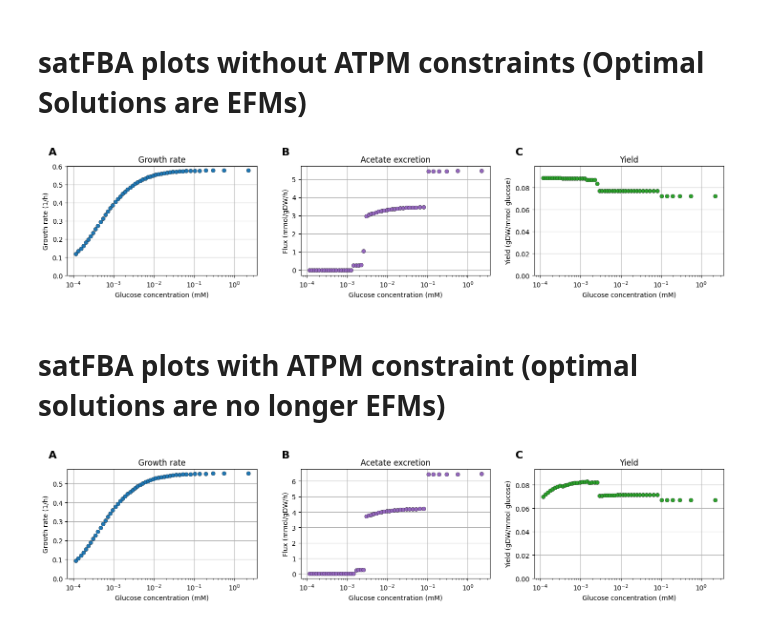
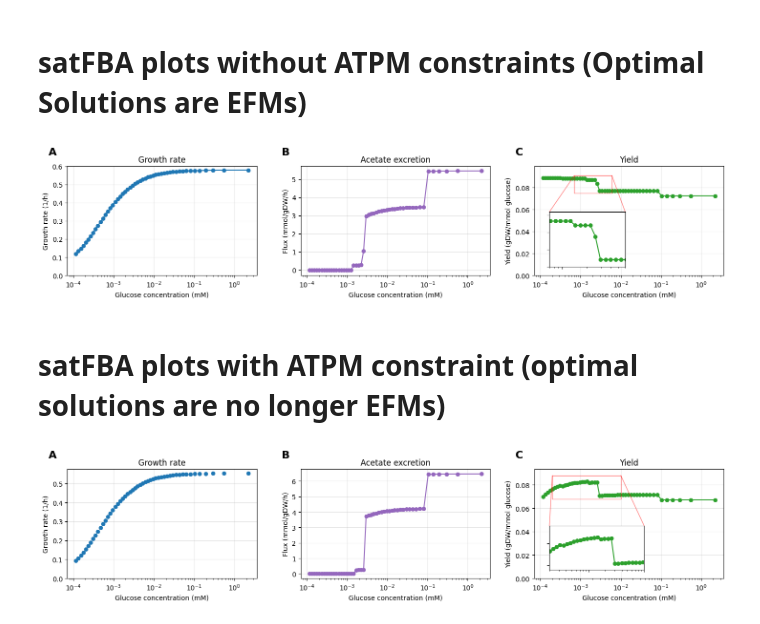
Before and after one commit to marco-corrao/iCH360_paper, a Jupyter notebook: Manuscript_Figures/notebooks/saturation_FBA.ipynb, the cells around one changed output. Cells and saved outputs as stored; diff of their text form; code cells hidden in the pictures.

Commit message:
added zoom insets in satFBA plots

```diff
--- a/Manuscript_Figures/notebooks/saturation_FBA.ipynb
+++ b/Manuscript_Figures/notebooks/saturation_FBA.ipynb
@@ -21,7 +22,7 @@ fig,ax=plt.subplots(1,3,figsize=(12,3.5))
 
 #Col 1: Plot Growth rate vs substrate concentration
 letters=['A','B','C']
-ax[0].plot(glucose_concentration_values_no_ATPM,biomass_values_no_ATPM,'o',markeredgewidth=0.3,markeredgecolor='k')
+ax[0].plot(glucose_concentration_values_no_ATPM,biomass_values_no_ATPM,'-o',markeredgewidth=0.3,markeredgecolor=None)
 ax[0].set_ylabel('Growth rate (1/h)')
 #ax[0].tick_params(axis='y')
 ax[0].set_xscale('log')
@@ -32,7 +33,7 @@ ax[00].text(-0.1, 1.1, letters[0], transform=ax[0].transAxes,
 ax[0].set_ylim(0,ax[0].get_ylim()[1])
 
 #Col 2: Plot Acetate excretion vs substrate concentration
-ax[1].plot(glucose_concentration_values_no_ATPM,acetate_excretion_values_no_ATPM,'o',color='tab:purple',markeredgewidth=0.3,markeredgecolor='k')
+ax[1].plot(glucose_concentration_values_no_ATPM,acetate_excretion_values_no_ATPM,'-o',color='tab:purple',markeredgewidth=0.3,markeredgecolor=None)
 ax[1].set_xscale('log')
 ax[1].set_title('Acetate excretion' )
 ax[1].set_ylabel('Flux (mmol/gDW/h)')
@@ -42,7 +43,7 @@ ax[1].text(-0.1, 1.1, letters[1], transform=ax[1].transAxes,
 ax[1].set_ylim(-0.3,ax[1].get_ylim()[1])
 
 #Col 3: Plot Yield vs substrate concentration
-ax[2].plot(glucose_concentration_values_no_ATPM,yield_values_no_ATPM,'o',color='tab:green',markeredgewidth=0.3,markeredgecolor='k')
+ax[2].plot(glucose_concentration_values_no_ATPM,yield_values_no_ATPM,'-o',color='tab:green',markeredgewidth=0.3,markeredgecolor=None)
 ax[2].set_xscale('log')
 ax[2].set_title('Yield')
 ax[2].set_ylabel('Yield (gDW/mmol glucose)')
@@ -51,14 +52,25 @@ ax[2].text(-0.1, 1.1, letters[2], transform=ax[2].transAxes,
             size=16, weight='bold')
 ax[2].set_ylim(0,ax[2].get_ylim()[1]+0.01)
 #add grids to all axes
-[ax[j].grid(True)  for j in range(3)]
+[ax[j].grid(True,alpha=0.3)  for j in range(3)]
 plt.tight_layout()
 plt.subplots_adjust(right=1.2)
 
+#Inset in the yield plot
+# inset Axes....
+x1, x2, y1, y2 = 0.0007, 0.006, 0.075, 0.091 # subregion of the original image
+axins = ax[2].inset_axes(
+    [0.08, 0.08,0.4, 0.5],
+    xlim=(x1, x2), ylim=(y1, y2), xticklabels=[], yticklabels=[])
+axins.plot(glucose_concentration_values_no_ATPM,yield_values_no_ATPM,'-o',color='tab:green',markeredgewidth=0.3,markeredgecolor=None)
+axins.set_xscale('log')
+axins.xaxis.set_major_formatter(NullFormatter())
+axins.xaxis.set_minor_formatter(NullFormatter())
+ax[2].indicate_inset_zoom(axins, edgecolor="red")
 
 fig.savefig('../figures/satFBA_results_no_ATPM.pdf',bbox_inches = 'tight')
 # %% [output]
-[figure, old version]
+[figure, new version]
 # %% [markdown]
 # satFBA plots with ATPM constraint (optimal solutions are no longer EFMs)
 # %%
@@ -76,40 +88,50 @@ fig,ax=plt.subplots(1,3,figsize=(12,3.5))
 #Col 1: Plot Growth rate vs substrate concentration
 
 letters=['A','B','C']
-ax[0].plot(glucose_concentration_values_with_ATPM,biomass_values_with_ATPM,'o',markeredgewidth=0.3,markeredgecolor='k')
+ax[0].plot(glucose_concentration_values_with_ATPM,biomass_values_with_ATPM,'o',markeredgewidth=0.3,markeredgecolor=None)
 ax[0].set_ylabel('Growth rate (1/h)')
 #ax[0].tick_params(axis='y')
 ax[0].set_xscale('log')
 ax[0].set_title('Growth rate')
 ax[0].set_xlabel('Glucose concentration (mM)')
 ax[00].text(-0.1, 1.1, letters[0], transform=ax[0].transAxes,
             size=16, weight='bold')
 ax[0].set_ylim(0,ax[0].get_ylim()[1])
 
 #Col 2: Plot Acetate excretion vs substrate concentration
-ax[1].plot(glucose_concentration_values_with_ATPM,acetate_excretion_values_with_ATPM,'o',color='tab:purple',markeredgewidth=0.3,markeredgecolor='k')
+ax[1].plot(glucose_concentration_values_with_ATPM,acetate_excretion_values_with_ATPM,'-o',color='tab:purple',markeredgewidth=0.3,markeredgecolor=None)
 ax[1].set_xscale('log')
 ax[1].set_title('Acetate excretion' )
 ax[1].set_ylabel('Flux (mmol/gDW/h)')
 ax[1].set_xlabel('Glucose concentration (mM)')
 ax[1].text(-0.1, 1.1, letters[1], transform=ax[1].transAxes,
             size=16, weight='bold')
 ax[1].set_ylim(-0.3,ax[1].get_ylim()[1])
 
 #Col 3: Plot Yield vs substrate concentration
-ax[2].plot(glucose_concentration_values_with_ATPM,yield_values_with_ATPM,'o',color='tab:green',markeredgewidth=0.3,markeredgecolor='k')
+ax[2].plot(glucose_concentration_values_with_ATPM,yield_values_with_ATPM,'-o',color='tab:green',markeredgewidth=0.3,markeredgecolor=None)
 ax[2].set_xscale('log')
 ax[2].set_title('Yield')
 ax[2].set_ylabel('Yield (gDW/mmol glucose)')
 ax[2].set_xlabel('Glucose concentration (mM)')
 ax[2].text(-0.1, 1.1, letters[2], transform=ax[2].transAxes,
             size=16, weight='bold')
 ax[2].set_ylim(0,ax[2].get_ylim()[1]+0.01)
 #add grids to all axes
-[ax[j].grid(True)  for j in range(3)]
+[ax[j].grid(True,alpha=0.3)  for j in range(3)]
 plt.tight_layout()
 plt.subplots_adjust(right=1.2)
-
+#Inset in the yield plot
+# inset Axes....
+x1, x2, y1, y2 = 2e-4, 1e-2, 0.068, 0.088 # subregion of the original image
+axins = ax[2].inset_axes(
+    [0.08, 0.08,0.5, 0.4],
+    xlim=(x1, x2), ylim=(y1, y2), xticklabels=[], yticklabels=[])
+axins.plot(glucose_concentration_values_with_ATPM,yield_values_with_ATPM,'-o',color='tab:green',markeredgewidth=0.3,markeredgecolor=None)
+axins.set_xscale('log')
+axins.xaxis.set_major_formatter(NullFormatter())
+axins.xaxis.set_minor_formatter(NullFormatter())
+ax[2].indicate_inset_zoom(axins, edgecolor="red")
 fig.savefig('../figures/satFBA_results_with_ATPM.pdf',bbox_inches = 'tight')
 # %% [output]
-[figure, old version]
+[figure, new version]
```
Also changed, not shown: parts of 1 cell of this notebook.
